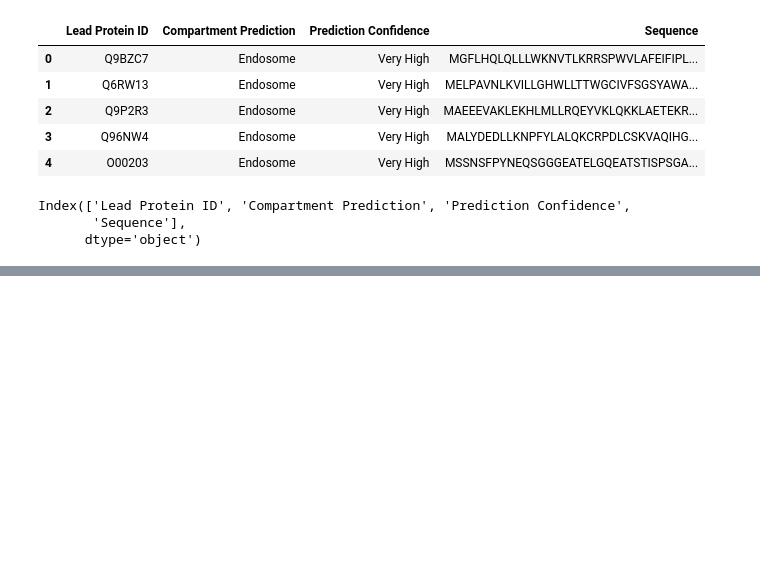
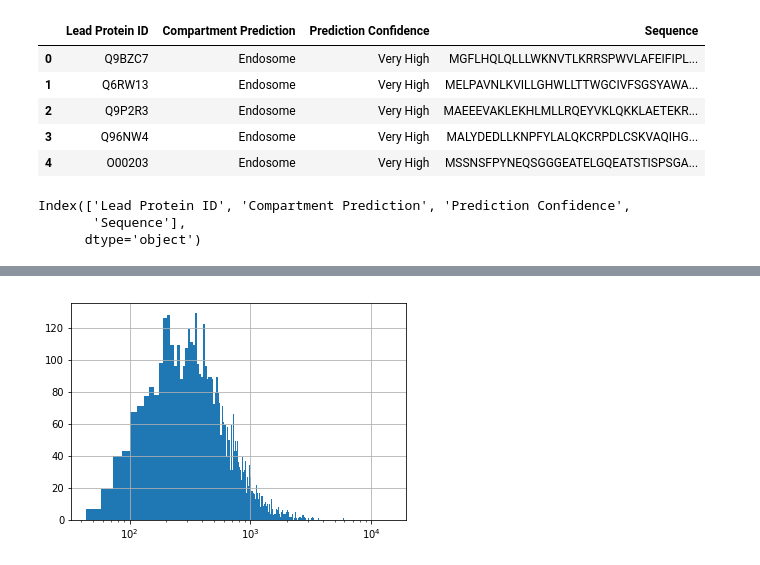
Before and after one commit to JulieRojas/Protein_Localisation_ML, a Jupyter notebook: Analysis_data.ipynb, the cells around one changed output, grey strips where cells are left out. Saved outputs shown, nothing was run; the diff lists cells and outputs as text; code cells hidden in the pictures; blank space fills up the shorter version.

```diff
--- a/Analysis_data.ipynb
+++ b/Analysis_data.ipynb
@@ -21,0 +44,6 @@ Index(['Lead Protein ID', 'Compartment Prediction', 'Prediction Confidence',
+# %%
+fig, ax = plt.subplots()
+df['Sequence Lengh'].hist(ax=ax, bins=1000, bottom=0.1)
+ax.set_xscale('log')
+# %% [output]
+[figure, added]
```
Also changed, not shown: parts of 22 cells of this notebook, 24 other files.
